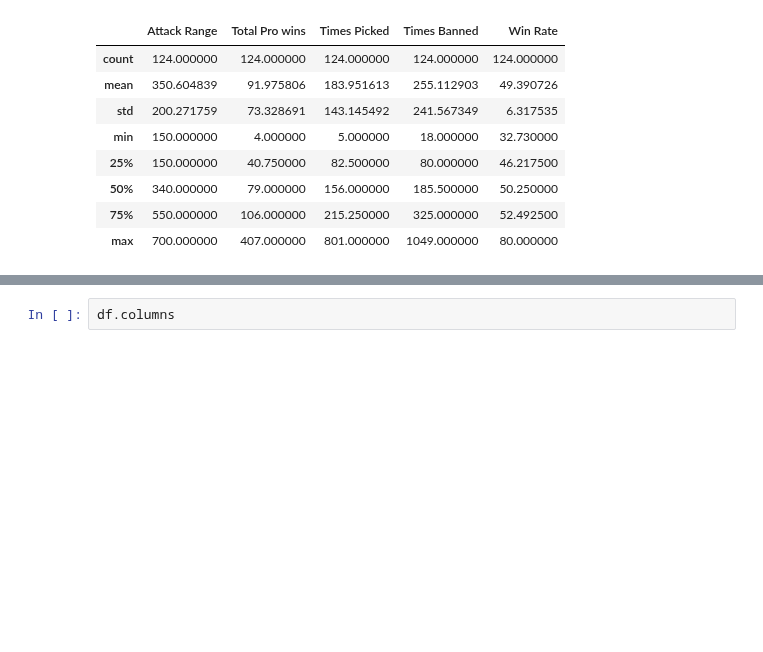
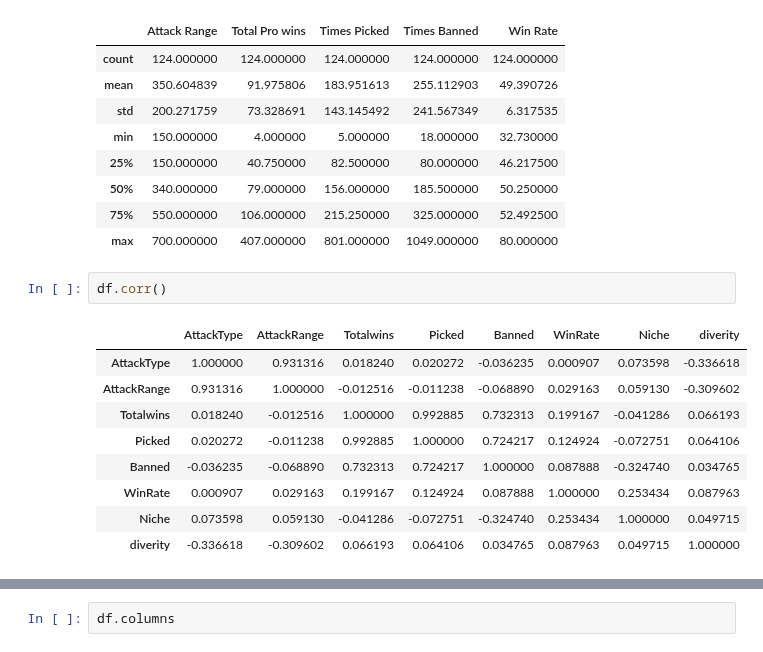
Before and after one commit to vn322/Sport-University, a Jupyter notebook: Dota_2_Competitive_Picks.ipynb, the cells around one changed output, grey strips where cells are left out. Saved outputs shown, nothing was run; the diff lists cells and outputs as text; blank space fills up the shorter version.

```diff
--- a/Dota_2_Competitive_Picks.ipynb
+++ b/Dota_2_Competitive_Picks.ipynb
@@ -119,3 +119,15 @@ df.describe()
 | 50% | 340.000000 | 79.000000 | 156.000000 | 185.500000 | 50.250000 |
 | 75% | 550.000000 | 106.000000 | 215.250000 | 325.000000 | 52.492500 |
 | max | 700.000000 | 407.000000 | 801.000000 | 1049.000000 | 80.000000 |
+# %%
+df.corr()
+# %% [output]
+|  | AttackType | AttackRange | Totalwins | Picked | Banned | WinRate | Niche | diverity |
+| AttackType | 1.000000 | 0.931316 | 0.018240 | 0.020272 | -0.036235 | 0.000907 | 0.073598 | -0.336618 |
+| AttackRange | 0.931316 | 1.000000 | -0.012516 | -0.011238 | -0.068890 | 0.029163 | 0.059130 | -0.309602 |
+| Totalwins | 0.018240 | -0.012516 | 1.000000 | 0.992885 | 0.732313 | 0.199167 | -0.041286 | 0.066193 |
+| Picked | 0.020272 | -0.011238 | 0.992885 | 1.000000 | 0.724217 | 0.124924 | -0.072751 | 0.064106 |
+| Banned | -0.036235 | -0.068890 | 0.732313 | 0.724217 | 1.000000 | 0.087888 | -0.324740 | 0.034765 |
+| WinRate | 0.000907 | 0.029163 | 0.199167 | 0.124924 | 0.087888 | 1.000000 | 0.253434 | 0.087963 |
+| Niche | 0.073598 | 0.059130 | -0.041286 | -0.072751 | -0.324740 | 0.253434 | 1.000000 | 0.049715 |
+| diverity | -0.336618 | -0.309602 | 0.066193 | 0.064106 | 0.034765 | 0.087963 | 0.049715 | 1.000000 |
```
Also changed, not shown: parts of 1 cell of this notebook.
